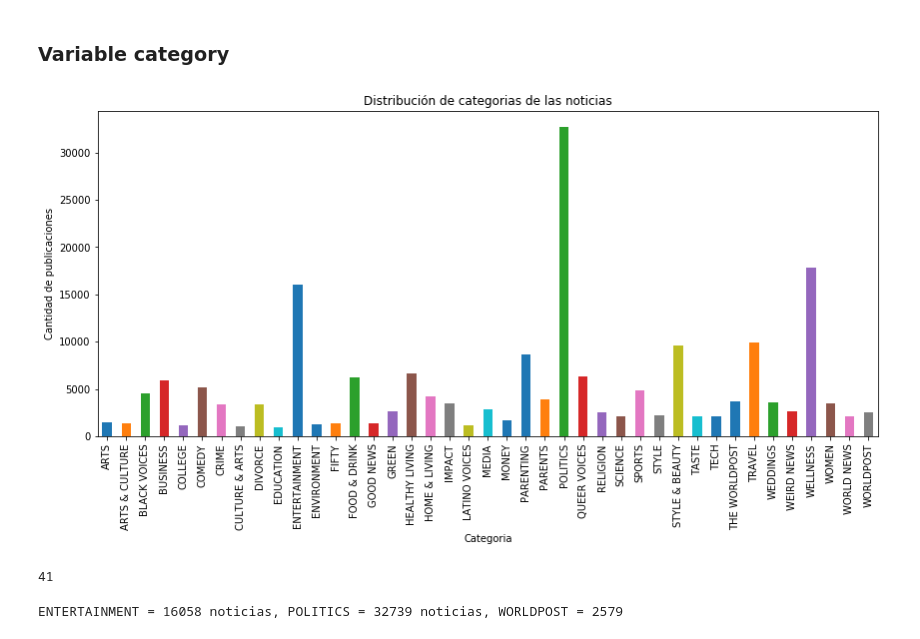
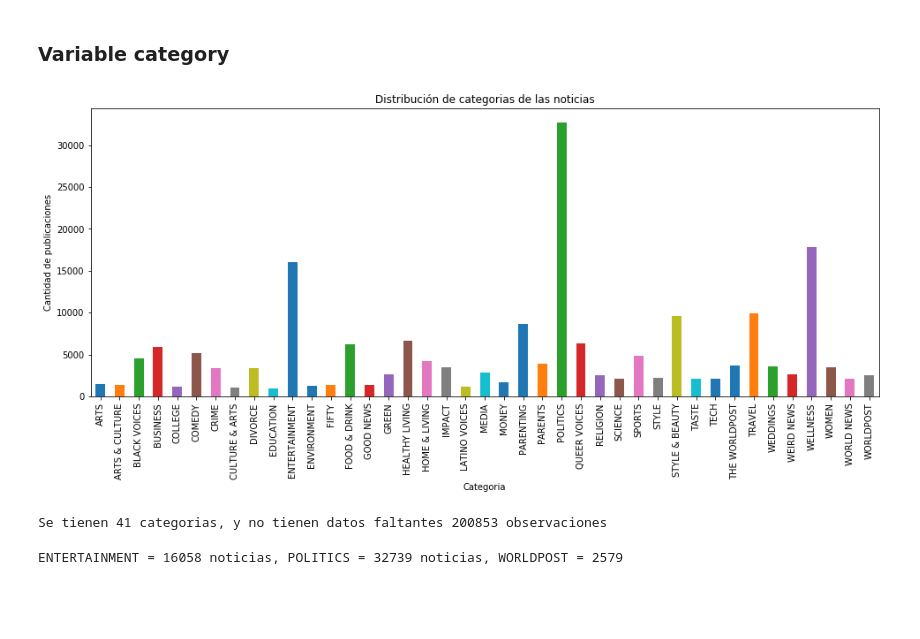
Before and after one commit to Oriojas/Noticias_df_WJ, a Jupyter notebook: Code/Categorización de noticias.ipynb, the cells around one changed output. Drawn from its saved outputs; the diff is of its cells as text; code cells hidden in the pictures; blank space fills up the shorter version.

```diff
--- a/Code/Categorización de noticias.ipynb
+++ b/Code/Categorización de noticias.ipynb
@@ -36,18 +42,21 @@ df.describe()
 # %% [markdown]
 ### Variable category
 # %%
-plt.figure(figsize=(14,6)) # tamaño del plot
+plt.figure(figsize=(16,6)) # tamaño del plot
 df.groupby('category').link.count().plot.bar(ylim=0)
 plt.xlabel("Categoria")
 plt.ylabel("Cantidad de publicaciones")
 plt.title("Distribución de categorias de las noticias")
 plt.show()
 # %% [output]
-[figure, old version]
+[figure, new version]
-# %%
-df["category"].nunique()
-# %% [output]
-41
+# %%
+uni_c = df["category"].nunique()
+len_c =len(df["category"])
+len(df)
+print("Se tienen {} categorias, y no tienen datos faltantes {} observaciones".format(uni_c, len_c))
+# %% [output]
+Se tienen 41 categorias, y no tienen datos faltantes 200853 observaciones
 # %%
 c1 = len(df[df['category'] == 'ENTERTAINMENT'])
 c2 = len(df[df['category'] == 'POLITICS'])
```
Also changed, not shown: parts of 50 cells of this notebook, 7 other files.
